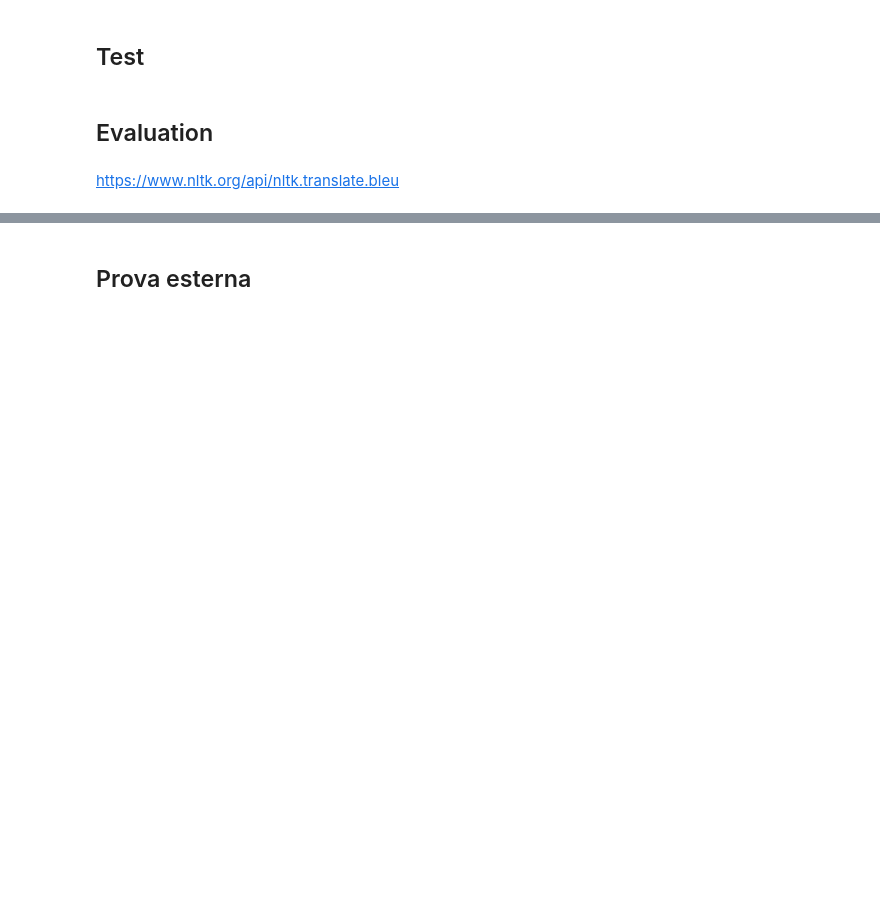
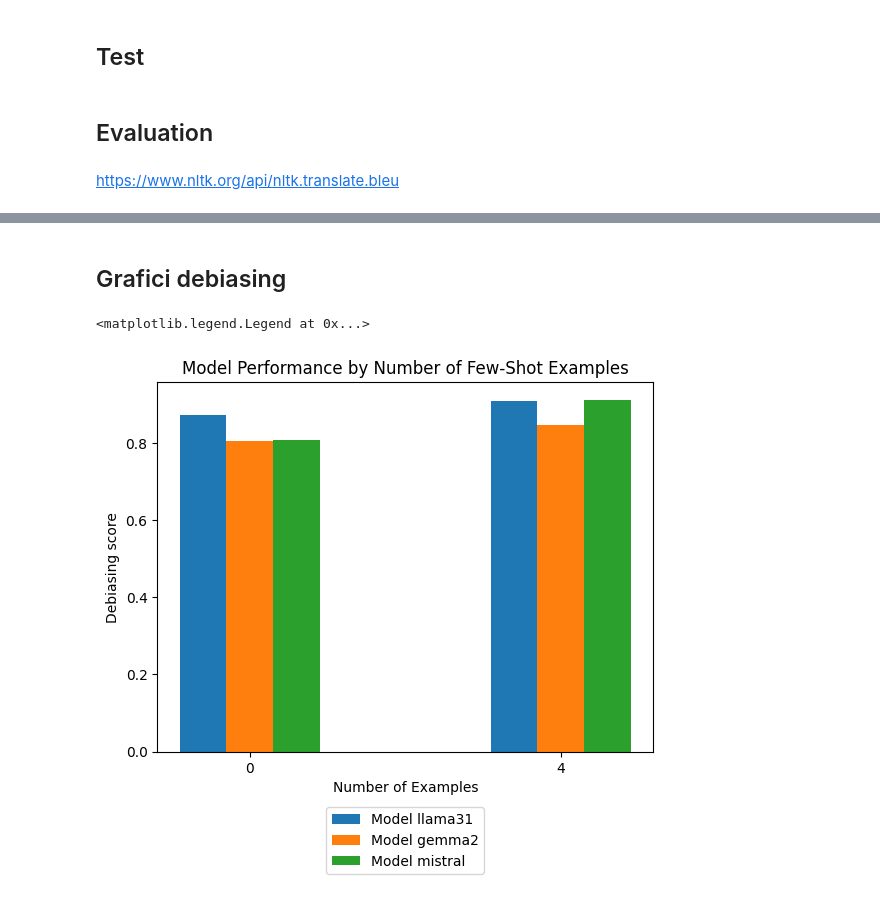
Before and after one commit to divadde/agentic_rag, a Jupyter notebook: bias_test.ipynb, the cells around one changed output, grey strips where cells are left out. Drawn from its saved outputs; the diff is of its cells as text; code cells hidden in the pictures; blank space fills up the shorter version.

```diff
--- a/bias_test.ipynb
+++ b/bias_test.ipynb
@@ -639,12 +594,0 @@ INFO [main] model loaded | tid="134341279571968" timestamp=1723816809
-# %% [markdown]
-## Prova esterna
-# %%
-model = "llama31"
-shot = 4
-classifier_model =  "gemma2"
-shot_classifier_model = 2
-
-x_pred = load_json(f"/kaggle/working/debias_{model}_{shot}_shots.json")
-
-frac_no_bias = frac_non_biased(x_pred, classifier_model, shot_classifier_model)
-print(frac_no_bias)
@@ -652,0 +595,38 @@ print(frac_no_bias)
+# %% [markdown]
+## Grafici debiasing
+# %%
+import matplotlib.pyplot as plt
+import seaborn as sns
+
+num_examples = [0, 4]
+models = ["llama31","gemma2","mistral"]
+metric = "debiasing_score"
+
+x = np.arange(len(num_examples))  # La posizione delle barre
+width = 0.15  # Larghezza delle barre
+
+# Plot
+fig, ax = plt.subplots()
+bar_llama = None
+bar_gemma2 = None
+bar_mistral = None
+for model in models:
+  df = pd.read_excel("/content/drive/MyDrive/predictions_debiasing/debiasing_results.xlsx")
+  df_model = df[df["model"] == model]
+  model_performance = df_model[metric].values
+  if model == "llama31":
+    bar_llama = ax.bar(x - width, model_performance, width, label=f'Model {model}')
+  elif model == "gemma2":
+    bar_gemma2 = ax.bar(x, model_performance, width, label=f'Model {model}')
+  elif model == "mistral":
+    bar_mistral = ax.bar(x + width, model_performance, width, label=f'Model {model}')
+
+ax.set_xlabel('Number of Examples')
+ax.set_ylabel('Debiasing score')
+ax.set_title('Model Performance by Number of Few-Shot Examples')
+ax.set_xticks(x)
+ax.set_xticklabels(num_examples)
+ax.legend(loc='lower center', bbox_to_anchor=(0.5, -0.35))
+# %% [output]
+<matplotlib.legend.Legend at 0x...>
+[figure, added]
```
Also changed, not shown: parts of 3 cells of this notebook, 1 other file.
